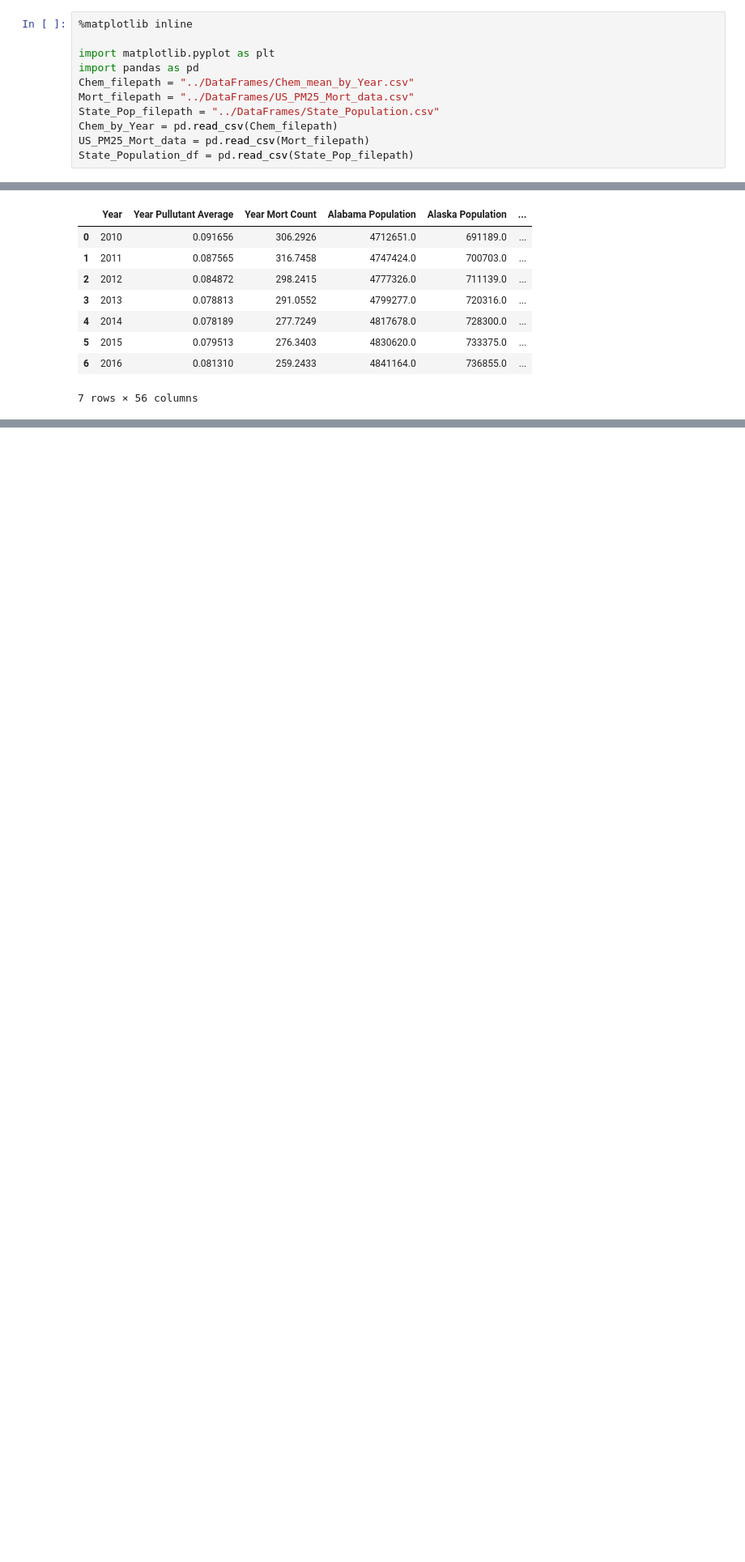
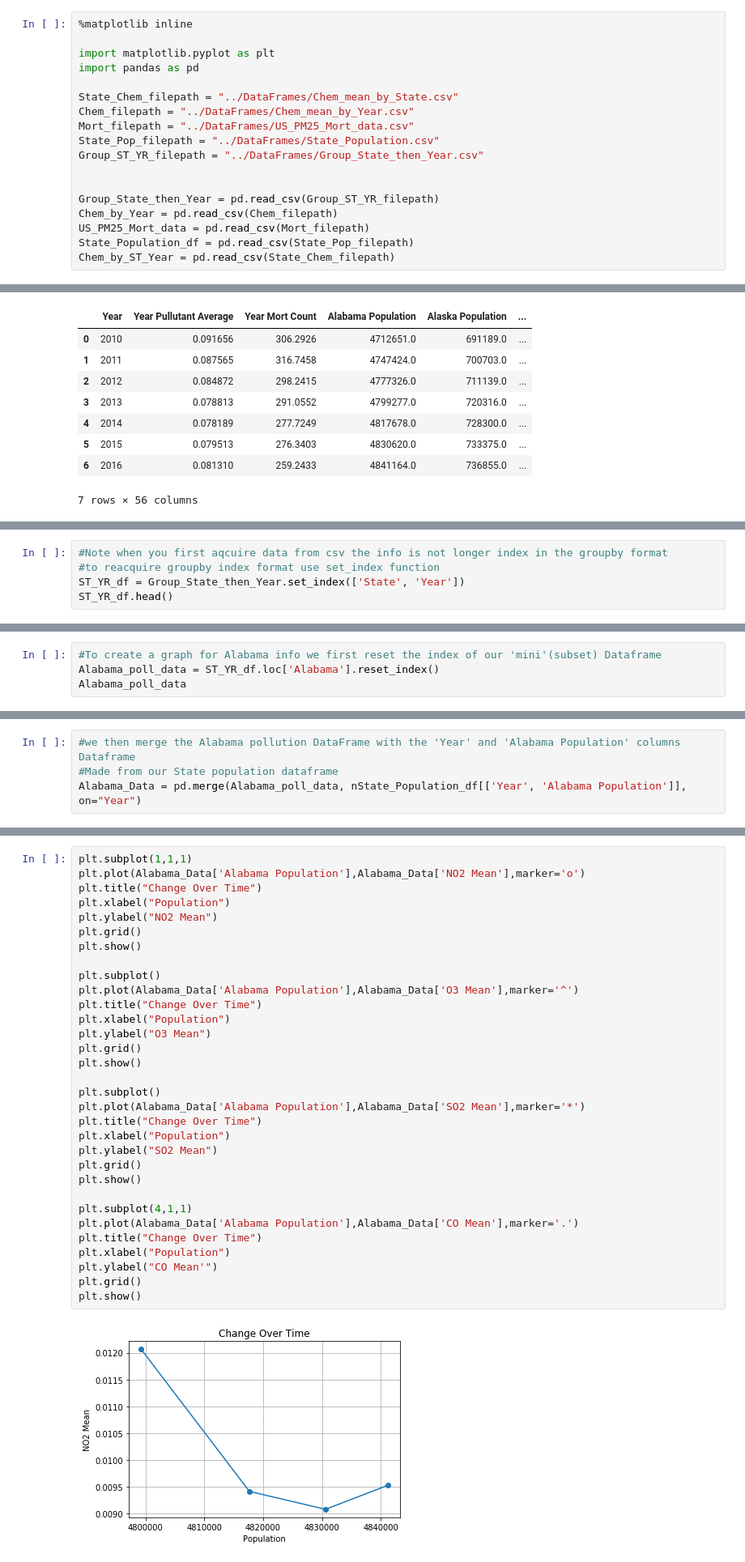
Before and after one commit to ulyssey28/Project-1-Data, a Jupyter notebook: Graph Code/Graph Codes.ipynb, the cells around one changed output, grey strips where cells are left out. Shown: that part at 81% size. Saved outputs shown, nothing was run; the diff lists cells and outputs as text; blank space fills up the shorter version.

```diff
--- a/Graph Code/Graph Codes.ipynb
+++ b/Graph Code/Graph Codes.ipynb
@@ -3,12 +3,19 @@
 
 import matplotlib.pyplot as plt
 import pandas as pd
+
+State_Chem_filepath = "../DataFrames/Chem_mean_by_State.csv"
 Chem_filepath = "../DataFrames/Chem_mean_by_Year.csv"
 Mort_filepath = "../DataFrames/US_PM25_Mort_data.csv"
 State_Pop_filepath = "../DataFrames/State_Population.csv"
+Group_ST_YR_filepath = "../DataFrames/Group_State_then_Year.csv"
+
+
+Group_State_then_Year = pd.read_csv(Group_ST_YR_filepath)
 Chem_by_Year = pd.read_csv(Chem_filepath)
 US_PM25_Mort_data = pd.read_csv(Mort_filepath)
 State_Population_df = pd.read_csv(State_Pop_filepath)
+Chem_by_ST_Year = pd.read_csv(State_Chem_filepath)
 # %%
 #regroup by year
 Chem_by_Year.head(5)
@@ -73,0 +118,5 @@ nState_Population_df
+# %%
+#Note when you first aqcuire data from csv the info is not longer index in the groupby format
+#to reacquire groupby index format use set_index function
+ST_YR_df = Group_State_then_Year.set_index(['State', 'Year'])
+ST_YR_df.head()
@@ -73,0 +143,4 @@ nState_Population_df
+# %%
+#To create a graph for Alabama info we first reset the index of our 'mini'(subset) Dataframe
+Alabama_poll_data = ST_YR_df.loc['Alabama'].reset_index()
+Alabama_poll_data
@@ -73,0 +153,4 @@ nState_Population_df
+# %%
+#we then merge the Alabama pollution DataFrame with the 'Year' and 'Alabama Population' columns Dataframe
+#Made from our State population dataframe
+Alabama_Data = pd.merge(Alabama_poll_data, nState_Population_df[['Year', 'Alabama Population']], on="Year")
@@ -73,0 +165,34 @@ nState_Population_df
+# %%
+plt.subplot(1,1,1)
+plt.plot(Alabama_Data['Alabama Population'],Alabama_Data['NO2 Mean'],marker='o')
+plt.title("Change Over Time")
+plt.xlabel("Population")
+plt.ylabel("NO2 Mean")
+plt.grid()
+plt.show()
+
+plt.subplot()
+plt.plot(Alabama_Data['Alabama Population'],Alabama_Data['O3 Mean'],marker='^')
+plt.title("Change Over Time")
+plt.xlabel("Population")
+plt.ylabel("O3 Mean")
+plt.grid()
+plt.show()
+
+plt.subplot()
+plt.plot(Alabama_Data['Alabama Population'],Alabama_Data['SO2 Mean'],marker='*')
+plt.title("Change Over Time")
+plt.xlabel("Population")
+plt.ylabel("SO2 Mean")
+plt.grid()
+plt.show()
+
+plt.subplot(4,1,1)
+plt.plot(Alabama_Data['Alabama Population'],Alabama_Data['CO Mean'],marker='.')
+plt.title("Change Over Time")
+plt.xlabel("Population")
+plt.ylabel("CO Mean'")
+plt.grid()
+plt.show()
+# %% [output]
+[figure, added]
```
Also changed, not shown: parts of 13 cells of this notebook, 1 other file.
